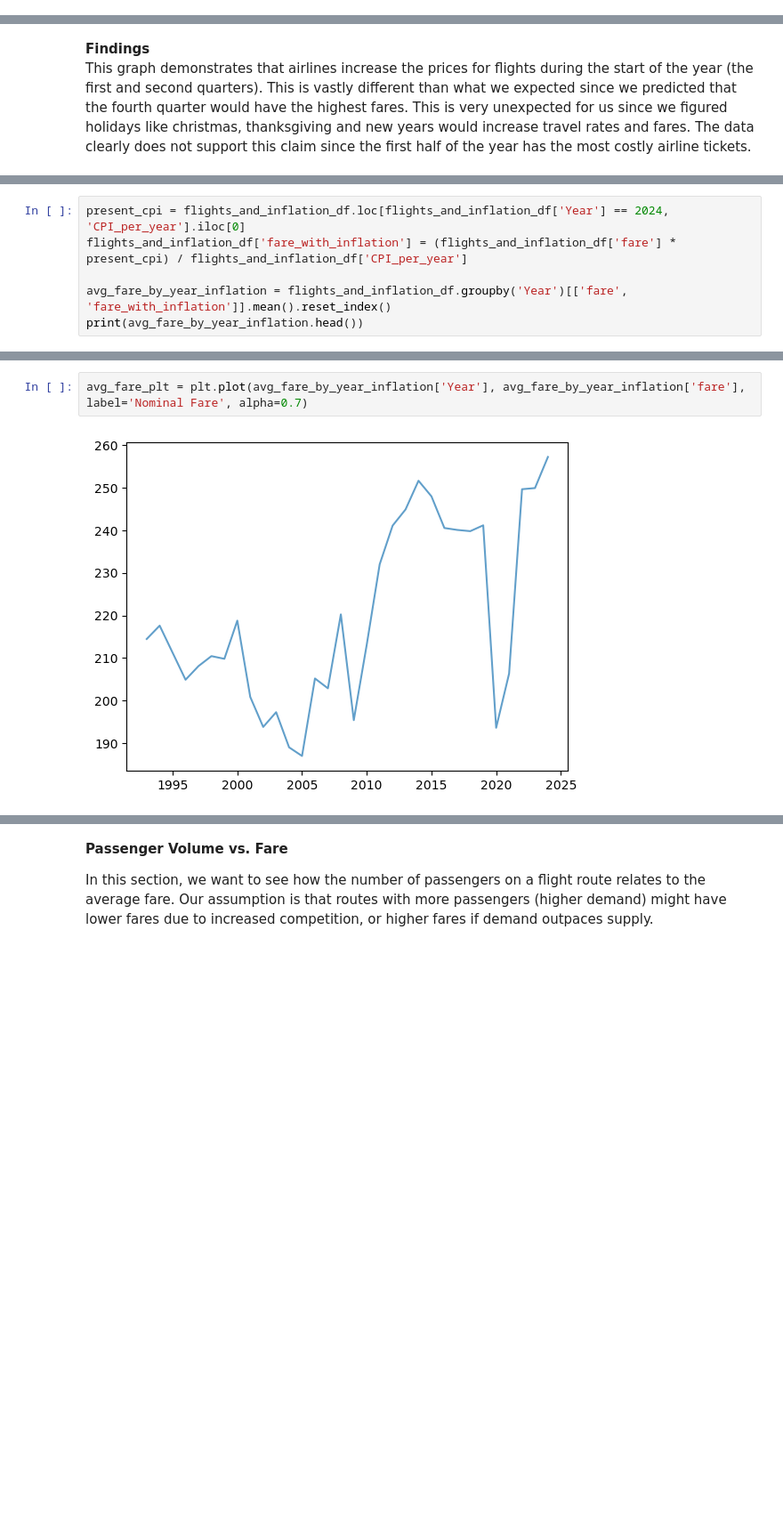
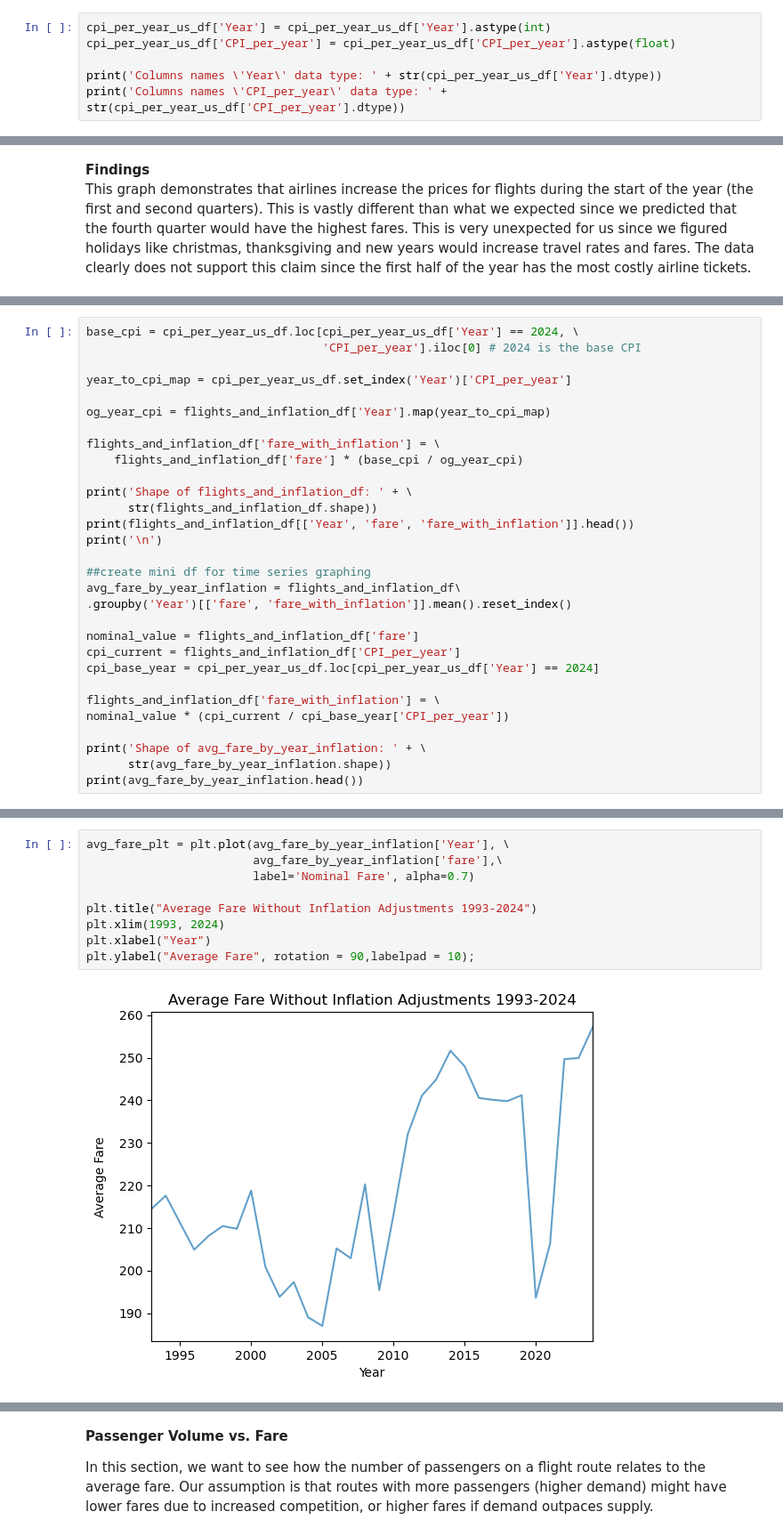
Before and after one commit to RamirezDevOps/us-airfare-trend-analysis, a Jupyter notebook: project.ipynb, the cells around one changed output, grey strips where cells are left out. Shown: that part at 89% size. Saved outputs shown, nothing was run; the diff lists cells and outputs as text; blank space fills up the shorter version.

Commit message:
Add initial project files including data, documentation, and analysis scripts

```diff
--- a/project.ipynb
+++ b/project.ipynb
@@ -143,0 +254,6 @@ cpi_per_year_us_df.head()
+# %%
+cpi_per_year_us_df['Year'] = cpi_per_year_us_df['Year'].astype(int)
+cpi_per_year_us_df['CPI_per_year'] = cpi_per_year_us_df['CPI_per_year'].astype(float)
+
+print('Columns names \'Year\' data type: ' + str(cpi_per_year_us_df['Year'].dtype))
+print('Columns names \'CPI_per_year\' data type: ' + str(cpi_per_year_us_df['CPI_per_year'].dtype))
@@ -273,7 +419,31 @@ This graph demonstrates that airlines increase the prices for flights during the
 # %%
-present_cpi = flights_and_inflation_df.loc[flights_and_inflation_df['Year'] == 2024, 'CPI_per_year'].iloc[0]
-flights_and_inflation_df['fare_with_inflation'] = (flights_and_inflation_df['fare'] * present_cpi) / flights_and_inflation_df['CPI_per_year']
+base_cpi = cpi_per_year_us_df.loc[cpi_per_year_us_df['Year'] == 2024, \
+                                  'CPI_per_year'].iloc[0] # 2024 is the base CPI
 
-avg_fare_by_year_inflation = flights_and_inflation_df.groupby('Year')[['fare', 'fare_with_inflation']].mean().reset_index()
+year_to_cpi_map = cpi_per_year_us_df.set_index('Year')['CPI_per_year']
+
+og_year_cpi = flights_and_inflation_df['Year'].map(year_to_cpi_map)
+
+flights_and_inflation_df['fare_with_inflation'] = \
+    flights_and_inflation_df['fare'] * (base_cpi / og_year_cpi)
+
+print('Shape of flights_and_inflation_df: ' + \
+      str(flights_and_inflation_df.shape))
+print(flights_and_inflation_df[['Year', 'fare', 'fare_with_inflation']].head())
+print('\n')
+
+##create mini df for time series graphing
+avg_fare_by_year_inflation = flights_and_inflation_df\
+.groupby('Year')[['fare', 'fare_with_inflation']].mean().reset_index()
+
+nominal_value = flights_and_inflation_df['fare']
+cpi_current = flights_and_inflation_df['CPI_per_year']
+cpi_base_year = cpi_per_year_us_df.loc[cpi_per_year_us_df['Year'] == 2024]
+
+flights_and_inflation_df['fare_with_inflation'] = \
+nominal_value * (cpi_current / cpi_base_year['CPI_per_year'])
+
+print('Shape of avg_fare_by_year_inflation: ' + \
+      str(avg_fare_by_year_inflation.shape))
 print(avg_fare_by_year_inflation.head())
 # %% [output]
@@ -288,5 +468,12 @@ print(avg_fare_by_year_inflation.head())
 # %%
-avg_fare_plt = plt.plot(avg_fare_by_year_inflation['Year'], avg_fare_by_year_inflation['fare'], label='Nominal Fare', alpha=0.7)
+avg_fare_plt = plt.plot(avg_fare_by_year_inflation['Year'], \
+                        avg_fare_by_year_inflation['fare'],\
+                        label='Nominal Fare', alpha=0.7)
+
+plt.title("Average Fare Without Inflation Adjustments 1993-2024")
+plt.xlim(1993, 2024)
+plt.xlabel("Year")
+plt.ylabel("Average Fare", rotation = 90,labelpad = 10);
 # %% [output]
-[figure, old version]
+[figure, new version]
 # %% [markdown]
```
Also changed, not shown: parts of 61 cells of this notebook, 1 other file.
